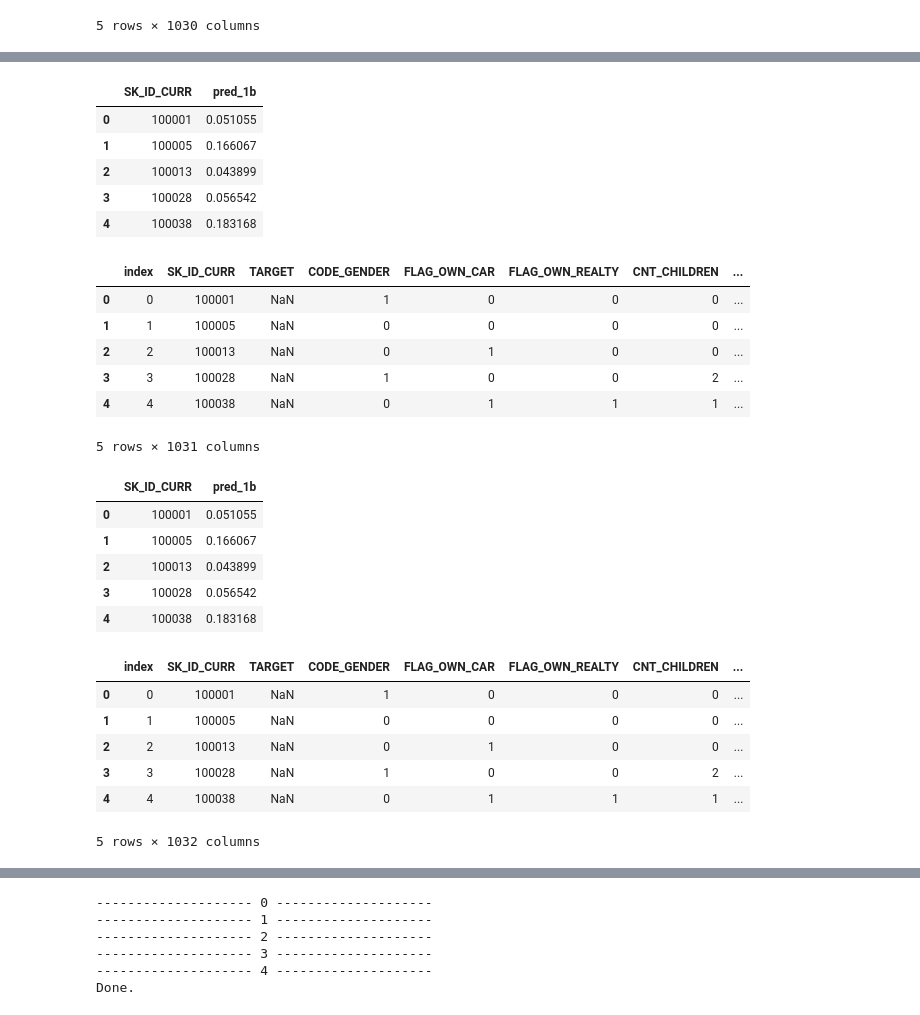
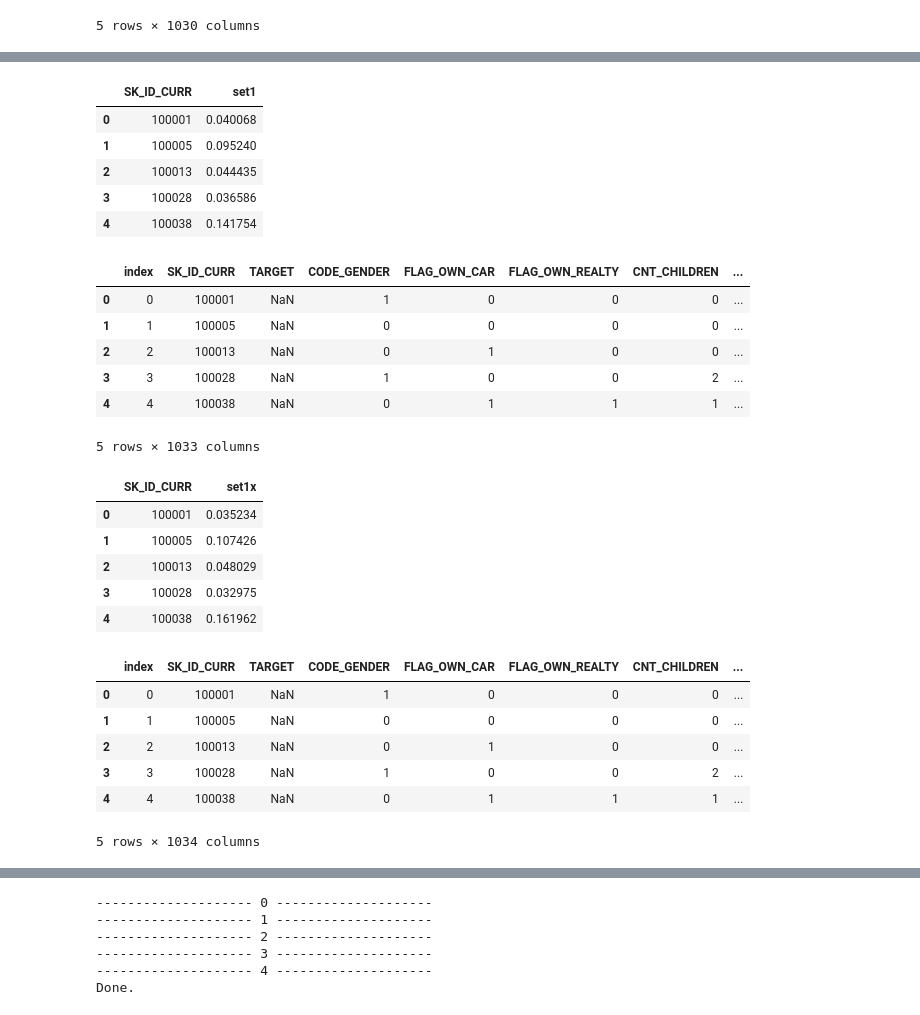
Before and after one commit to nekonabesan/kaggle_study, a Jupyter notebook: hcdr/FeatureEngineeringOtherSourceForXgboost_2.ipynb, the cells around one changed output, grey strips where cells are left out. Drawn from its saved outputs; the diff is of its cells as text; code cells hidden in the pictures.

```diff
--- a/hcdr/FeatureEngineeringOtherSourceForXgboost_2.ipynb
+++ b/hcdr/FeatureEngineeringOtherSourceForXgboost_2.ipynb
@@ -377,17 +423,17 @@ app_test.head()
 # %%
-pred_train_1b = pd.read_csv('./home-credit-default-risk/exports/pred_train_1b.csv')
-pred_test_1b =  pd.read_csv('./home-credit-default-risk/exports/pred_test_1b.csv')
-pred_test_1b.head()
+pred_train_set1a = pd.read_csv('./home-credit-default-risk/exports/pred_train_set1a.csv')
+pred_test_set1a =  pd.read_csv('./home-credit-default-risk/exports/pred_test_set1a.csv')
+pred_test_set1a.head()
 # %% [output]
-|  | SK_ID_CURR | pred_1b |
-| 0 | 100001 | 0.051055 |
-| 1 | 100005 | 0.166067 |
-| 2 | 100013 | 0.043899 |
-| 3 | 100028 | 0.056542 |
-| 4 | 100038 | 0.183168 |
+|  | SK_ID_CURR | set1 |
+| 0 | 100001 | 0.040068 |
+| 1 | 100005 | 0.095240 |
+| 2 | 100013 | 0.044435 |
+| 3 | 100028 | 0.036586 |
+| 4 | 100038 | 0.141754 |
 # %%
-app_train = app_train.merge(pred_train_1b, how='left', on='SK_ID_CURR')
-app_test = app_test.merge(pred_test_1b, how='left', on='SK_ID_CURR')
+app_train = app_train.merge(pred_train_set1a, how='left', on='SK_ID_CURR')
+app_test = app_test.merge(pred_test_set1a, how='left', on='SK_ID_CURR')
 app_test.head()
 # %% [output]
 |  | index | SK_ID_CURR | TARGET | CODE_GENDER | FLAG_OWN_CAR | FLAG_OWN_REALTY | CNT_CHILDREN | ... |
@@ -396,21 +442,21 @@ app_test.head()
 | 2 | 2 | 100013 | NaN | 0 | 1 | 0 | 0 | ... |
 | 3 | 3 | 100028 | NaN | 1 | 0 | 0 | 2 | ... |
 | 4 | 4 | 100038 | NaN | 0 | 1 | 1 | 1 | ... |
-5 rows × 1031 columns
+5 rows × 1033 columns
 # %%
-pred_train_1a = pd.read_csv('./home-credit-default-risk/exports/pred_train_1a.csv')
-pred_test_1a =  pd.read_csv('./home-credit-default-risk/exports/pred_test_1a.csv')
-pred_test_1b.head()
+train_set1xgb = pd.read_csv('./home-credit-default-risk/exports/train_set1xgb.csv')
+test_set1xgb =  pd.read_csv('./home-credit-default-risk/exports/test_set1xgb.csv')
+test_set1xgb.head()
 # %% [output]
-|  | SK_ID_CURR | pred_1b |
-| 0 | 100001 | 0.051055 |
-| 1 | 100005 | 0.166067 |
-| 2 | 100013 | 0.043899 |
-| 3 | 100028 | 0.056542 |
-| 4 | 100038 | 0.183168 |
+|  | SK_ID_CURR | set1x |
+| 0 | 100001 | 0.035234 |
+| 1 | 100005 | 0.107426 |
+| 2 | 100013 | 0.048029 |
+| 3 | 100028 | 0.032975 |
+| 4 | 100038 | 0.161962 |
 # %%
-app_train = app_train.merge(pred_train_1a, how='left', on='SK_ID_CURR')
-app_test = app_test.merge(pred_test_1a, how='left', on='SK_ID_CURR')
+app_train = app_train.merge(train_set1xgb, how='left', on='SK_ID_CURR')
+app_test = app_test.merge(test_set1xgb, how='left', on='SK_ID_CURR')
 app_test.head()
 # %% [output]
 |  | index | SK_ID_CURR | TARGET | CODE_GENDER | FLAG_OWN_CAR | FLAG_OWN_REALTY | CNT_CHILDREN | ... |
@@ -419,4 +465,4 @@ app_test.head()
 | 2 | 2 | 100013 | NaN | 0 | 1 | 0 | 0 | ... |
 | 3 | 3 | 100028 | NaN | 1 | 0 | 0 | 2 | ... |
 | 4 | 4 | 100038 | NaN | 0 | 1 | 1 | 1 | ... |
-5 rows × 1032 columns
+5 rows × 1034 columns
```
Also changed, not shown: parts of 38 cells of this notebook, 19 other files.
